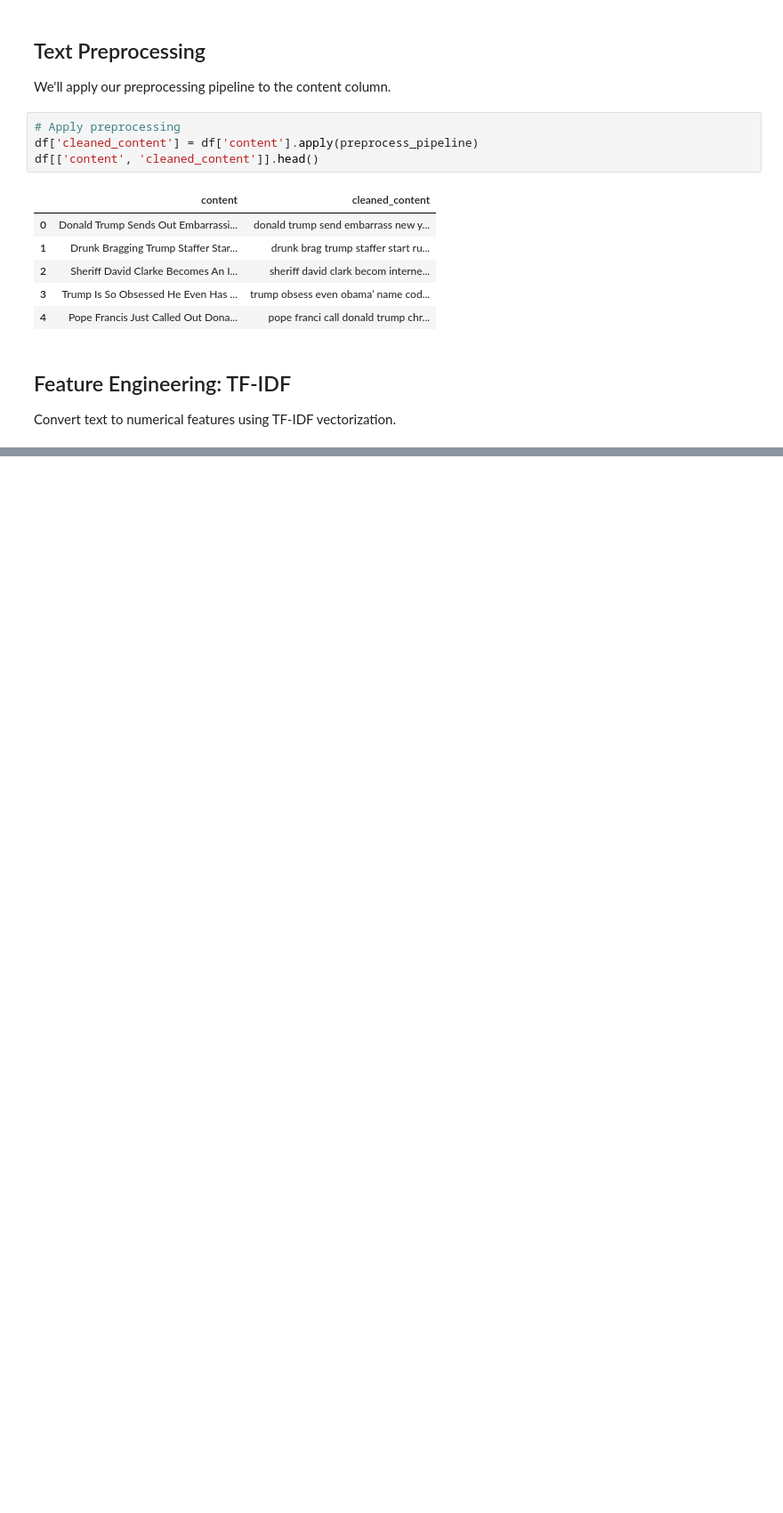
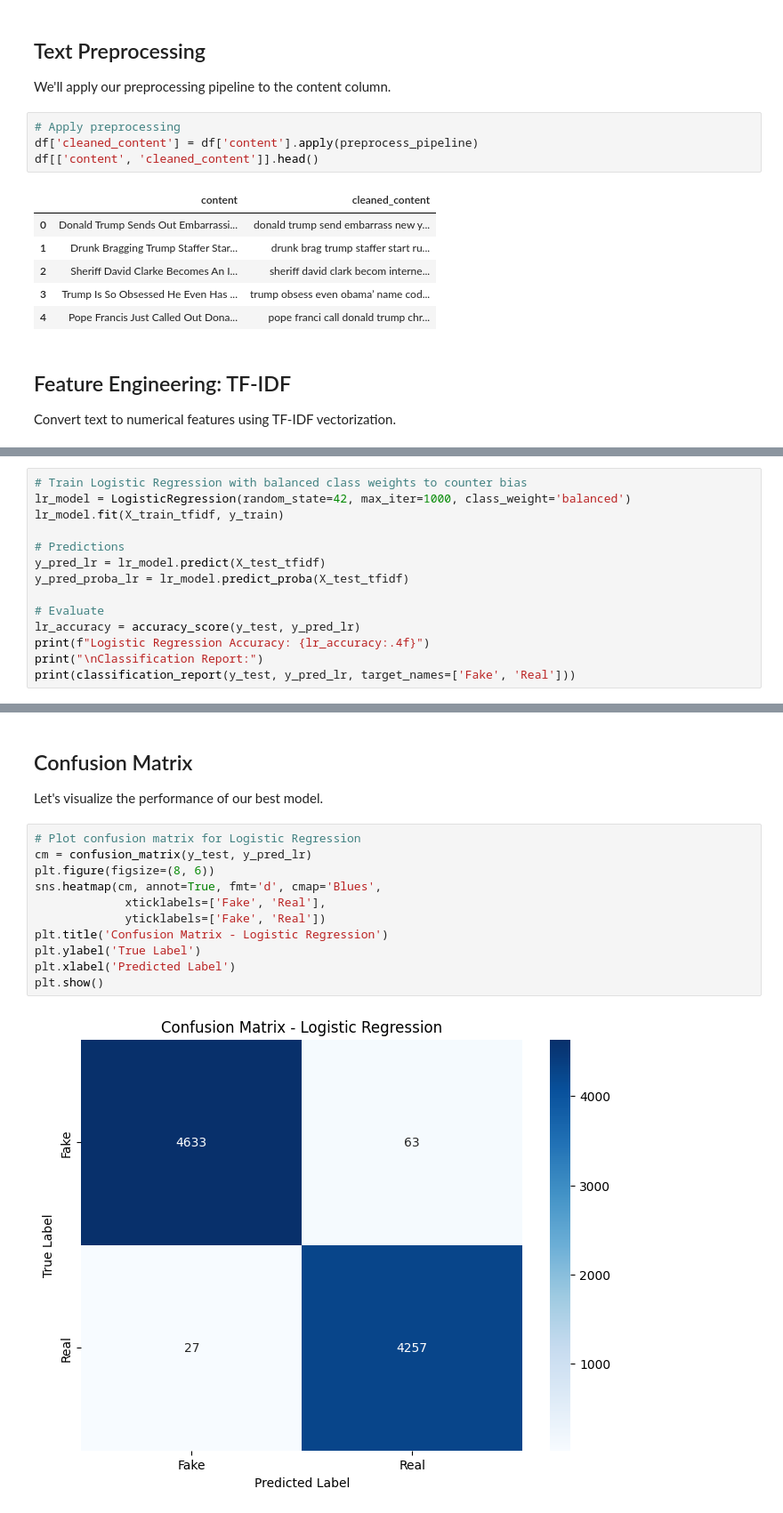
Before and after one commit to hardikchauhan21/Fake-News-Detector, a Jupyter notebook: 01_eda_and_modeling.ipynb, the cells around one changed output, grey strips where cells are left out. Shown at 89% size. Saved outputs shown, nothing was run; the diff lists cells and outputs as text; blank space fills up the shorter version.

```diff
--- a/01_eda_and_modeling.ipynb
+++ b/01_eda_and_modeling.ipynb
@@ -416,0 +244,14 @@ for i in range(min(3, len(X_test_misclassified))):
+# %%
+# Train Logistic Regression with balanced class weights to counter bias
+lr_model = LogisticRegression(random_state=42, max_iter=1000, class_weight='balanced')
+lr_model.fit(X_train_tfidf, y_train)
+
+# Predictions
+y_pred_lr = lr_model.predict(X_test_tfidf)
+y_pred_proba_lr = lr_model.predict_proba(X_test_tfidf)
+
+# Evaluate
+lr_accuracy = accuracy_score(y_test, y_pred_lr)
+print(f"Logistic Regression Accuracy: {lr_accuracy:.4f}")
+print("\nClassification Report:")
+print(classification_report(y_test, y_pred_lr, target_names=['Fake', 'Real']))
@@ -416,0 +286,17 @@ for i in range(min(3, len(X_test_misclassified))):
+# %% [markdown]
+## Confusion Matrix
+
+Let's visualize the performance of our best model.
+# %%
+# Plot confusion matrix for Logistic Regression
+cm = confusion_matrix(y_test, y_pred_lr)
+plt.figure(figsize=(8, 6))
+sns.heatmap(cm, annot=True, fmt='d', cmap='Blues',
+             xticklabels=['Fake', 'Real'],
+             yticklabels=['Fake', 'Real'])
+plt.title('Confusion Matrix - Logistic Regression')
+plt.ylabel('True Label')
+plt.xlabel('Predicted Label')
+plt.show()
+# %% [output]
+[figure, added]
```
Also changed, not shown: parts of 20 cells of this notebook, 4 other files.
